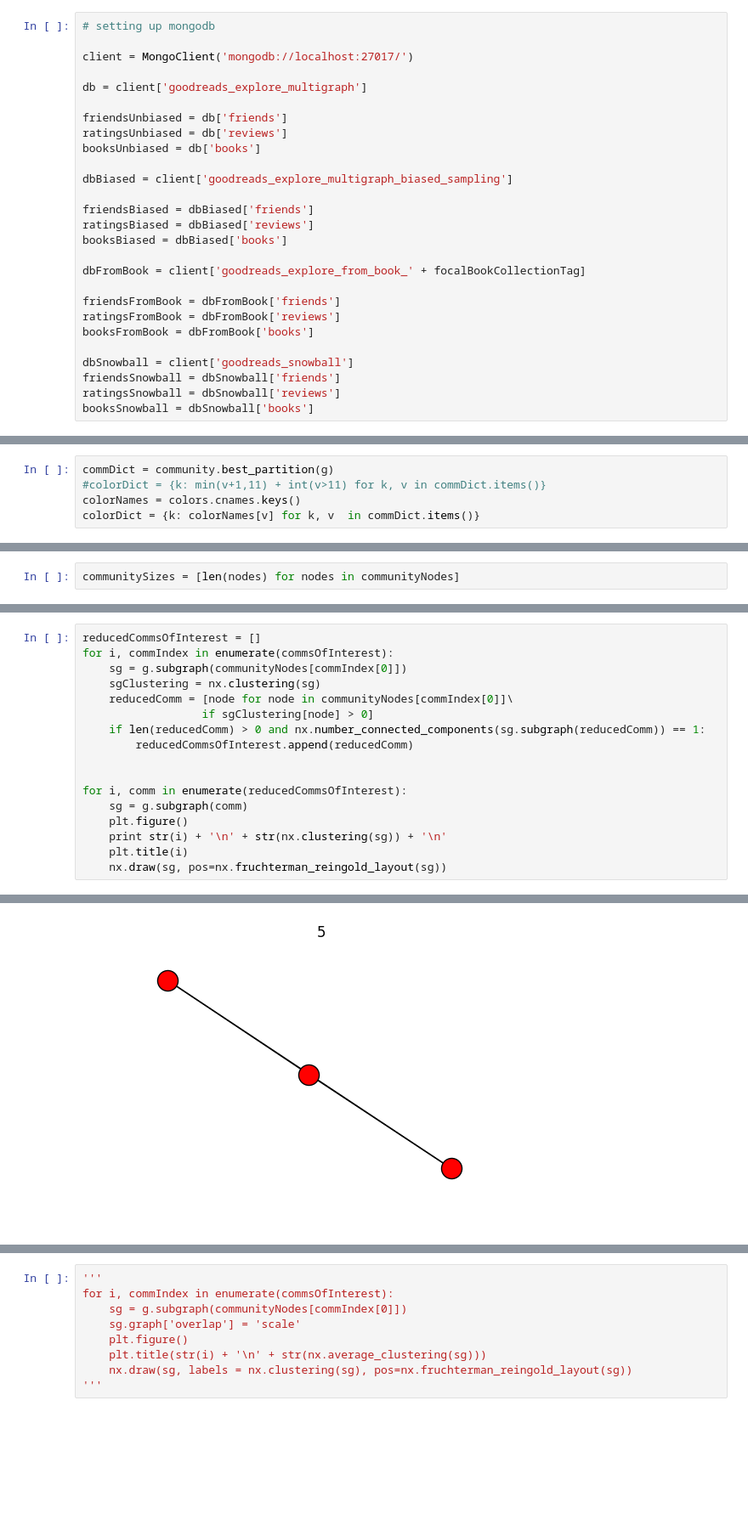
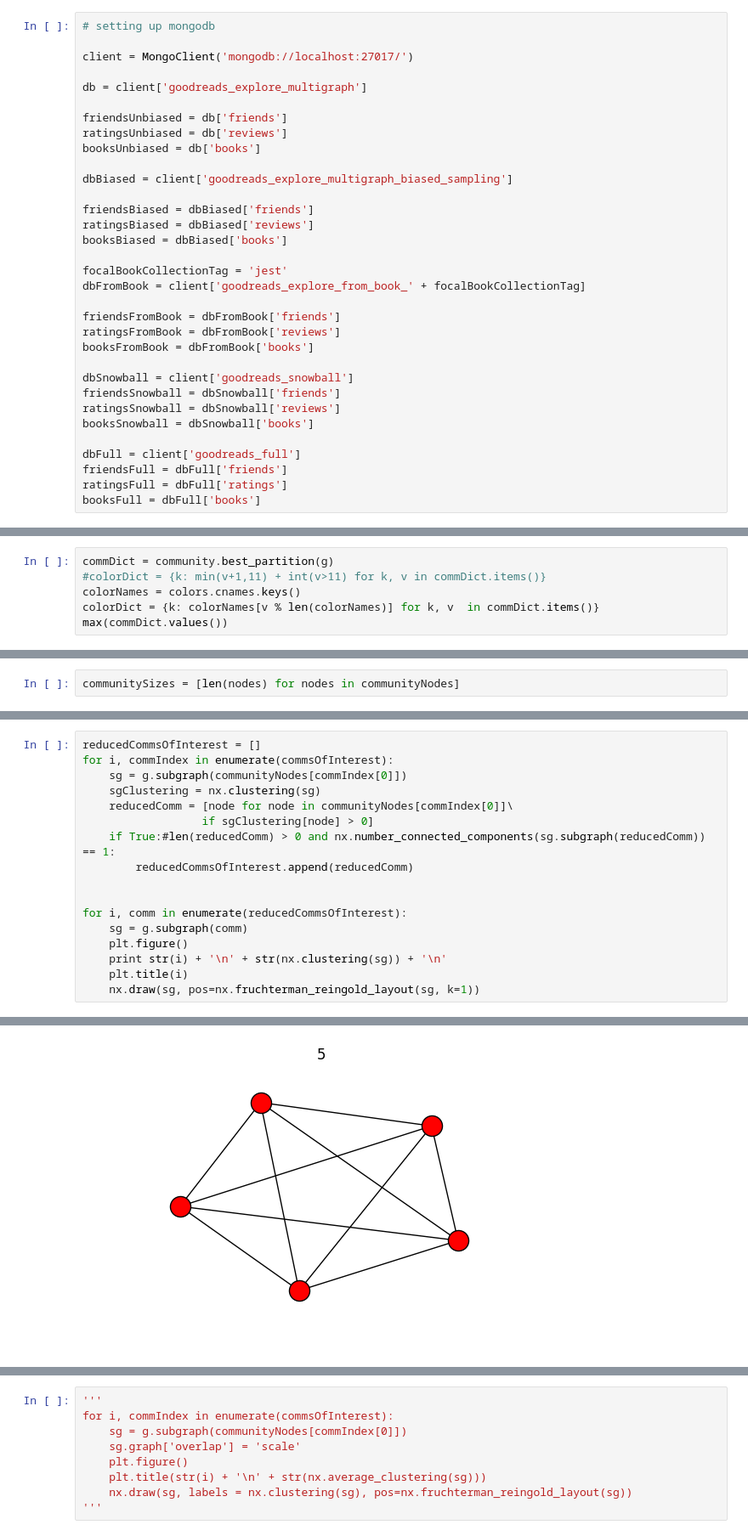
Before and after one commit to rfriel/goodreads_rating_prediction, a Jupyter notebook: src/scrape_explore.ipynb, the cells around one changed output, grey strips where cells are left out. Shown at 85% size. Saved outputs shown, nothing was run; the diff lists cells and outputs as text; blank space fills up the shorter version.

```diff
--- a/src/scrape_explore.ipynb
+++ b/src/scrape_explore.ipynb
@@ -49,6 +49,7 @@ friendsBiased = dbBiased['friends']
 ratingsBiased = dbBiased['reviews']
 booksBiased = dbBiased['books']
 
+focalBookCollectionTag = 'jest'
 dbFromBook = client['goodreads_explore_from_book_' + focalBookCollectionTag]
 
 friendsFromBook = dbFromBook['friends']
@@ -59,6 +60,11 @@ dbSnowball = client['goodreads_snowball']
 friendsSnowball = dbSnowball['friends']
 ratingsSnowball = dbSnowball['reviews']
 booksSnowball = dbSnowball['books']
+
+dbFull = client['goodreads_full']
+friendsFull = dbFull['friends']
+ratingsFull = dbFull['ratings']
+booksFull = dbFull['books']
 # %%
 checkBiased = False
 checkFromBook = False
@@ -361,4 +713,5 @@ nx.draw(g, node_size=10, alpha=0.25)
 commDict = community.best_partition(g)
 #colorDict = {k: min(v+1,11) + int(v>11) for k, v in commDict.items()}
 colorNames = colors.cnames.keys()
-colorDict = {k: colorNames[v] for k, v  in commDict.items()}
+colorDict = {k: colorNames[v % len(colorNames)] for k, v  in commDict.items()}
+max(commDict.values())
@@ -409,7 +765,7 @@ for i, commIndex in enumerate(commsOfInterest):
     sgClustering = nx.clustering(sg)
     reducedComm = [node for node in communityNodes[commIndex[0]]\
                   if sgClustering[node] > 0]
-    if len(reducedComm) > 0 and nx.number_connected_components(sg.subgraph(reducedComm)) == 1:
+    if True:#len(reducedComm) > 0 and nx.number_connected_components(sg.subgraph(reducedComm)) == 1:
         reducedCommsOfInterest.append(reducedComm)
 
 
@@ -418,6 +774,6 @@ for i, comm in enumerate(reducedCommsOfInterest):
     plt.figure()
     print str(i) + '\n' + str(nx.clustering(sg)) + '\n'
     plt.title(i)
-    nx.draw(sg, pos=nx.fruchterman_reingold_layout(sg))
+    nx.draw(sg, pos=nx.fruchterman_reingold_layout(sg, k=1))
 # %% [output]
 0
@@ -445 +801 @@ for i, comm in enumerate(reducedCommsOfInterest):
-[figure, old version]
+[figure, new version]
```
Also changed, not shown: parts of 53 cells of this notebook, 4 other files.
